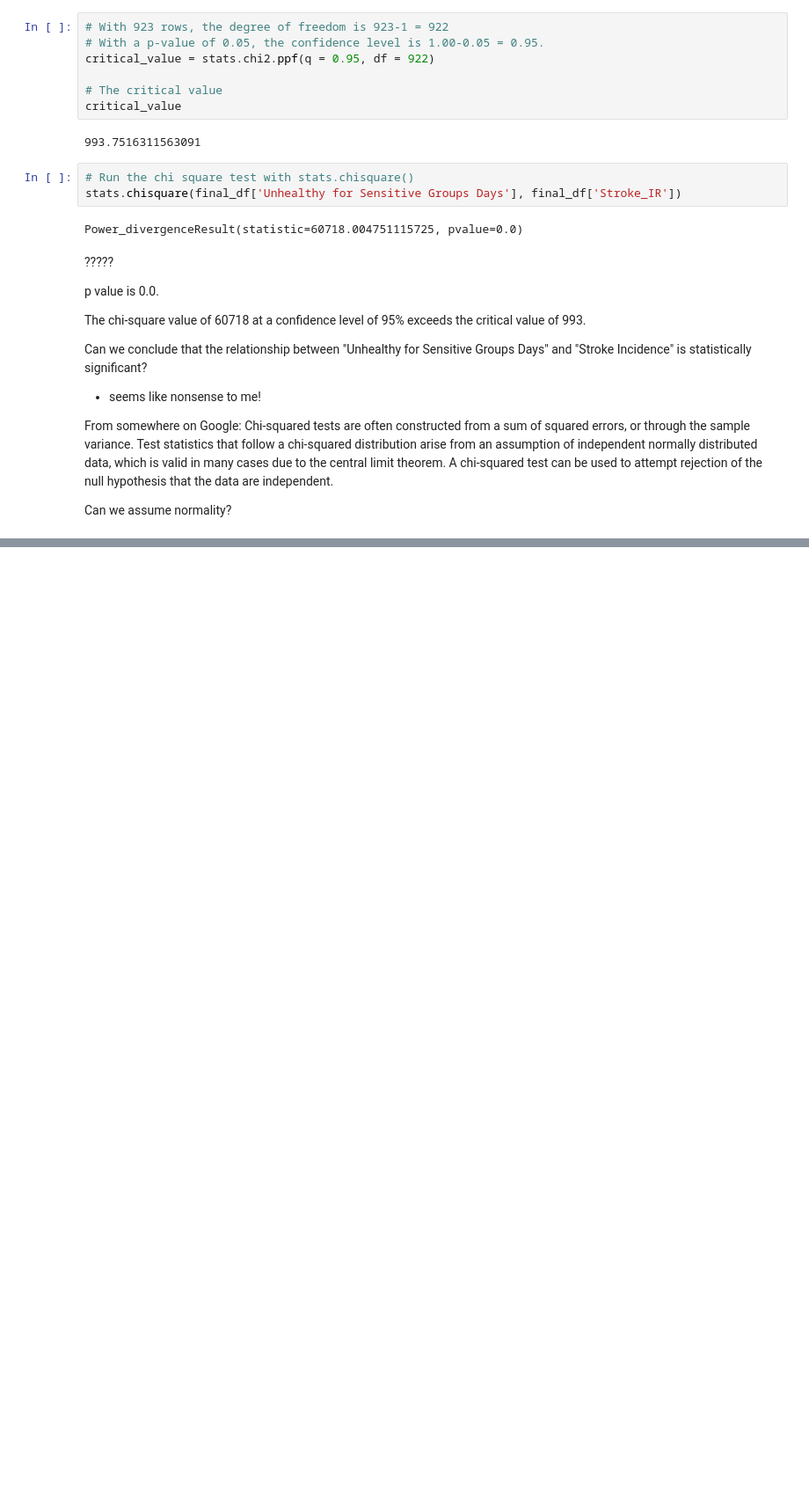
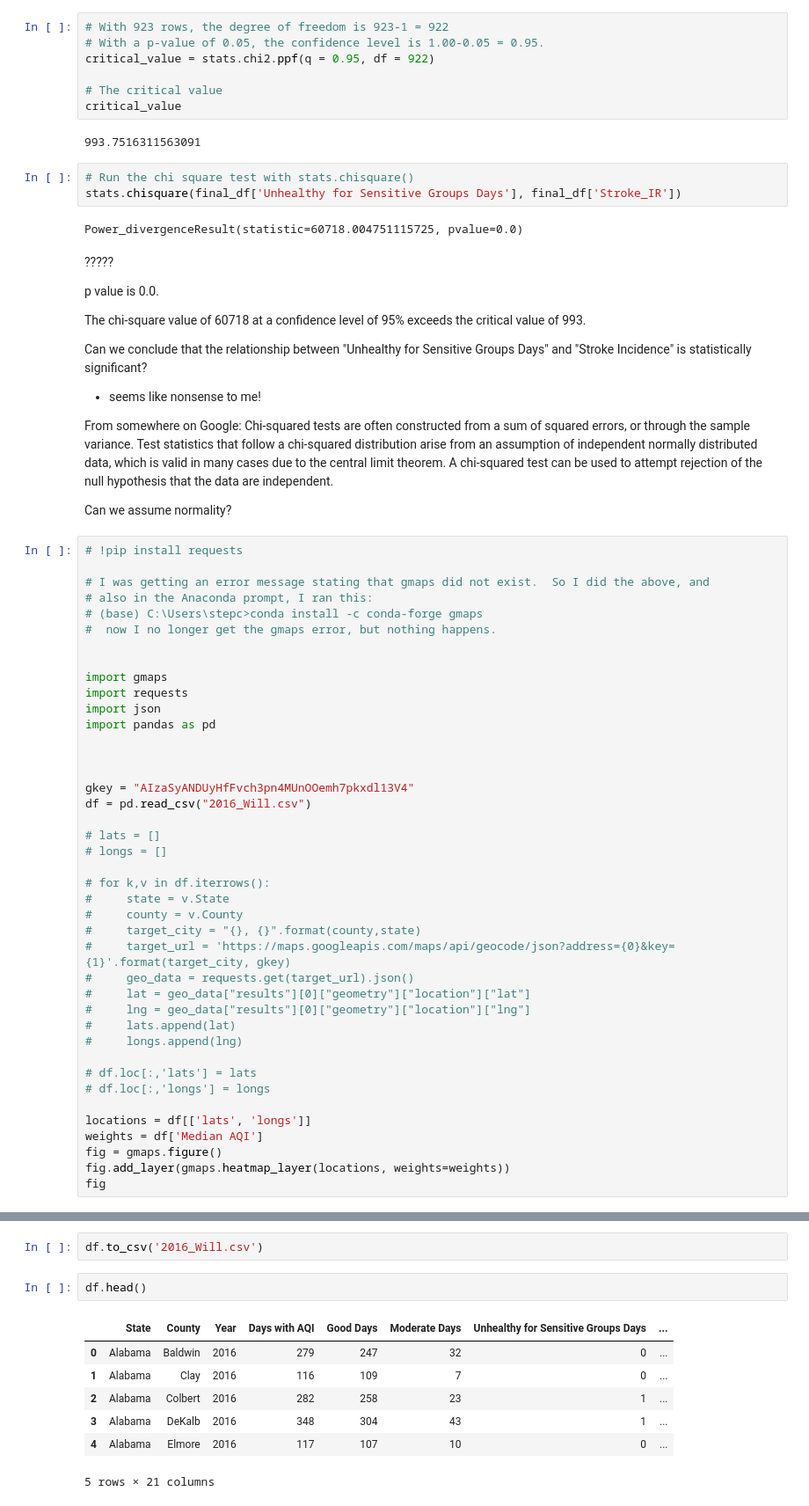
Before and after one commit to PetraLee2019/The-Effect-of-Air-Pollution-and-Smoking-on-Cancer-and-Stroke-Incidence-Rates, a Jupyter notebook: PS_updated_cancer_pollution.ipynb, the cells around one changed output, grey strips where cells are left out. Shown: that part at 88% size. Drawn from its saved outputs; the diff is of its cells as text; blank space fills up the shorter version.

```diff
--- a/PS_updated_cancer_pollution.ipynb
+++ b/PS_updated_cancer_pollution.ipynb
@@ -343,3 +327,44 @@ From somewhere on Google:
     Chi-squared tests are often constructed from a sum of squared errors, or through the sample variance. Test statistics that follow a chi-squared distribution arise from an assumption of independent normally distributed data, which is valid in many cases due to the central limit theorem. A chi-squared test can be used to attempt rejection of the null hypothesis that the data are independent.
 
 Can we assume normality?
+# %%
+# !pip install requests
+
+# I was getting an error message stating that gmaps did not exist.  So I did the above, and
+# also in the Anaconda prompt, I ran this:
+# (base) C:\Users\stepc>conda install -c conda-forge gmaps
+#  now I no longer get the gmaps error, but nothing happens.
+
+
+import gmaps
+import requests
+import json
+import pandas as pd
+
+
+
+gkey = "AIzaSyANDUyHfFvch3pn4MUnOOemh7pkxdl13V4"
+df = pd.read_csv("2016_Will.csv")
+
+# lats = []
+# longs = []
+
+# for k,v in df.iterrows():
+#     state = v.State
+#     county = v.County
+#     target_city = "{}, {}".format(county,state)
+#     target_url = 'https://maps.googleapis.com/maps/api/geocode/json?address={0}&key={1}'.format(target_city, gkey)
+#     geo_data = requests.get(target_url).json()
+#     lat = geo_data["results"][0]["geometry"]["location"]["lat"]
+#     lng = geo_data["results"][0]["geometry"]["location"]["lng"]
+#     lats.append(lat)
+#     longs.append(lng)
+
+# df.loc[:,'lats'] = lats
+# df.loc[:,'longs'] = longs
+
+locations = df[['lats', 'longs']]
+weights = df['Median AQI']
+fig = gmaps.figure()
+fig.add_layer(gmaps.heatmap_layer(locations, weights=weights))
+fig
@@ -345,0 +382,12 @@ Can we assume normality?
+# %%
+df.to_csv('2016_Will.csv')
+# %%
+df.head()
+# %% [output]
+|  | State | County | Year | Days with AQI | Good Days | Moderate Days | Unhealthy for Sensitive Groups Days | ... |
+| 0 | Alabama | Baldwin | 2016 | 279 | 247 | 32 | 0 | ... |
+| 1 | Alabama | Clay | 2016 | 116 | 109 | 7 | 0 | ... |
+| 2 | Alabama | Colbert | 2016 | 282 | 258 | 23 | 1 | ... |
+| 3 | Alabama | DeKalb | 2016 | 348 | 304 | 43 | 1 | ... |
+| 4 | Alabama | Elmore | 2016 | 117 | 107 | 10 | 0 | ... |
+5 rows × 21 columns
```
Also changed, not shown: parts of 5 cells of this notebook, 2 other files.
